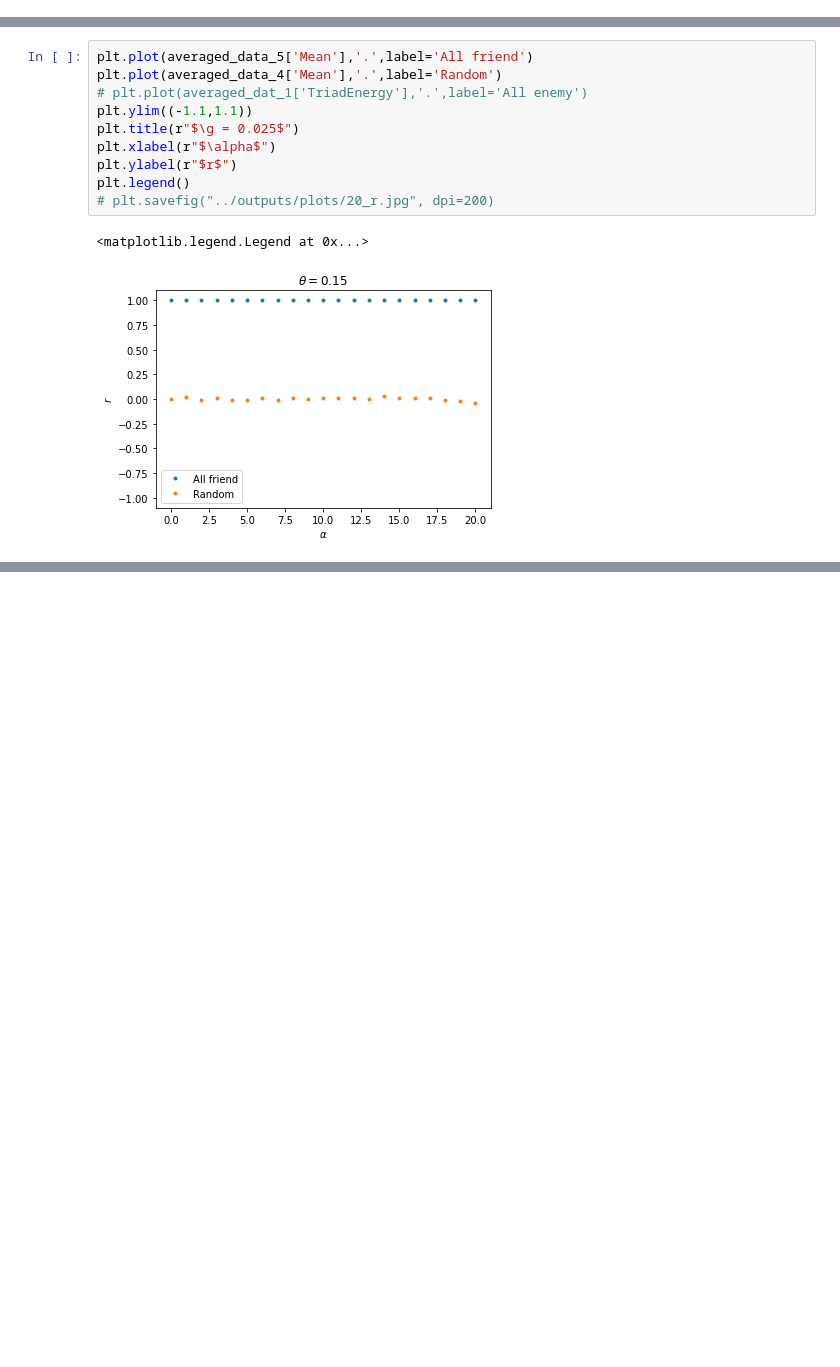
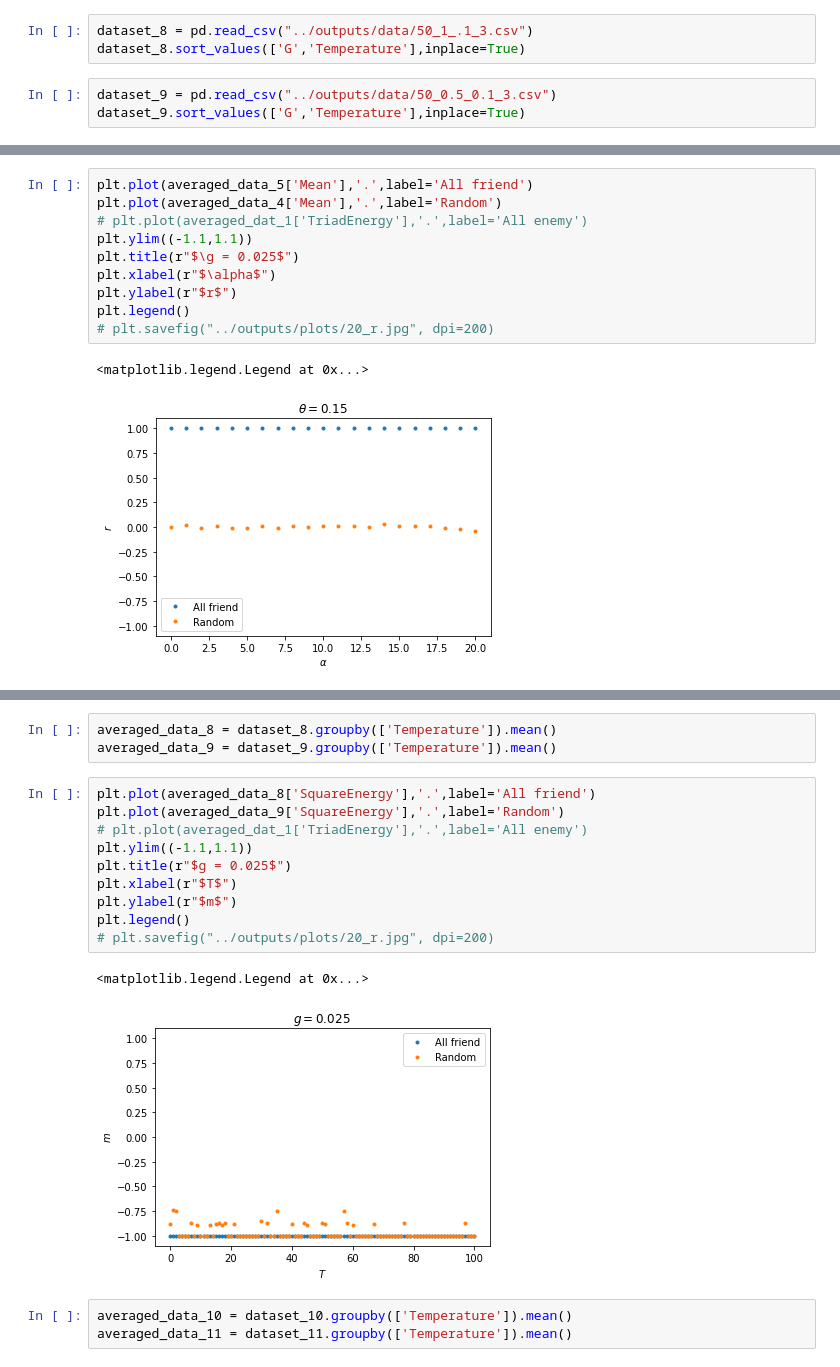
Before and after one commit to hoseinhakimi/hybrid-balance, a Jupyter notebook: python_src/Hybrid_Dynamics_Size_20.ipynb, the cells around one changed output, grey strips where cells are left out. Cells and saved outputs as stored; diff of their text form; blank space fills up the shorter version.

```diff
--- a/python_src/Hybrid_Dynamics_Size_20.ipynb
+++ b/python_src/Hybrid_Dynamics_Size_20.ipynb
@@ -21,0 +28,6 @@ dataset_5.sort_values(['G','Temperature'],inplace=True)
+# %%
+dataset_8 = pd.read_csv("../outputs/data/50_1_.1_3.csv")
+dataset_8.sort_values(['G','Temperature'],inplace=True)
+# %%
+dataset_9 = pd.read_csv("../outputs/data/50_0.5_0.1_3.csv")
+dataset_9.sort_values(['G','Temperature'],inplace=True)
@@ -130,0 +183,19 @@ plt.legend()
+# %%
+averaged_data_8 = dataset_8.groupby(['Temperature']).mean()
+averaged_data_9 = dataset_9.groupby(['Temperature']).mean()
+# %%
+plt.plot(averaged_data_8['SquareEnergy'],'.',label='All friend')
+plt.plot(averaged_data_9['SquareEnergy'],'.',label='Random')
+# plt.plot(averaged_dat_1['TriadEnergy'],'.',label='All enemy')
+plt.ylim((-1.1,1.1))
+plt.title(r"$g = 0.025$")
+plt.xlabel(r"$T$")
+plt.ylabel(r"$m$")
+plt.legend()
+# plt.savefig("../outputs/plots/20_r.jpg", dpi=200)
+# %% [output]
+<matplotlib.legend.Legend at 0x...>
+[figure, added]
+# %%
+averaged_data_10 = dataset_10.groupby(['Temperature']).mean()
+averaged_data_11 = dataset_11.groupby(['Temperature']).mean()
```
Also changed, not shown: parts of 16 cells of this notebook, 3 other files.
